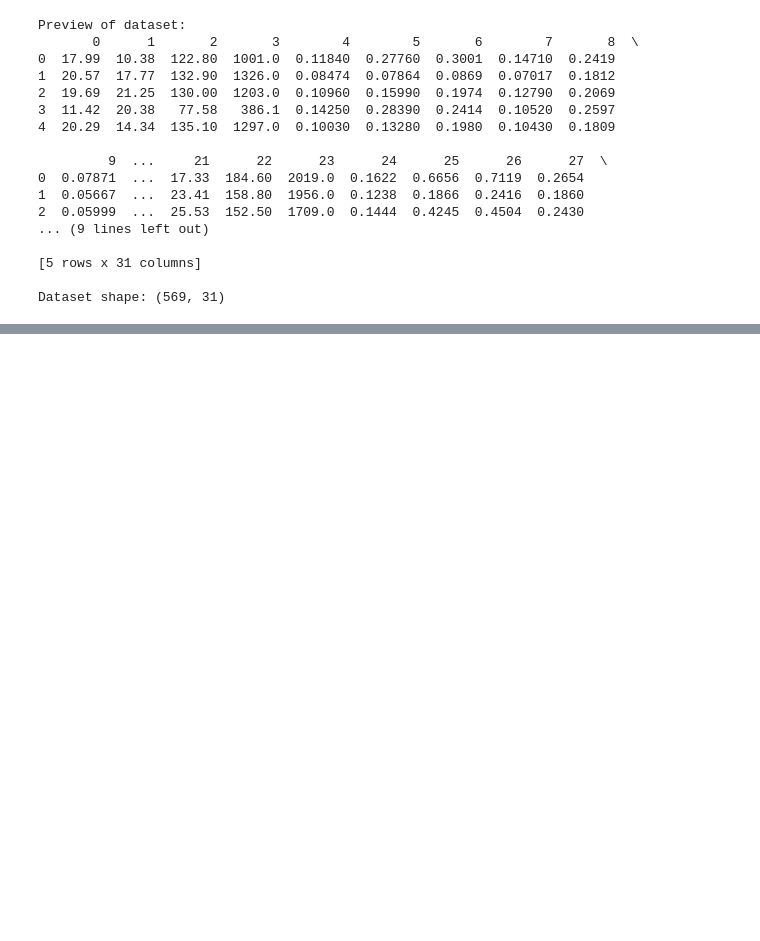
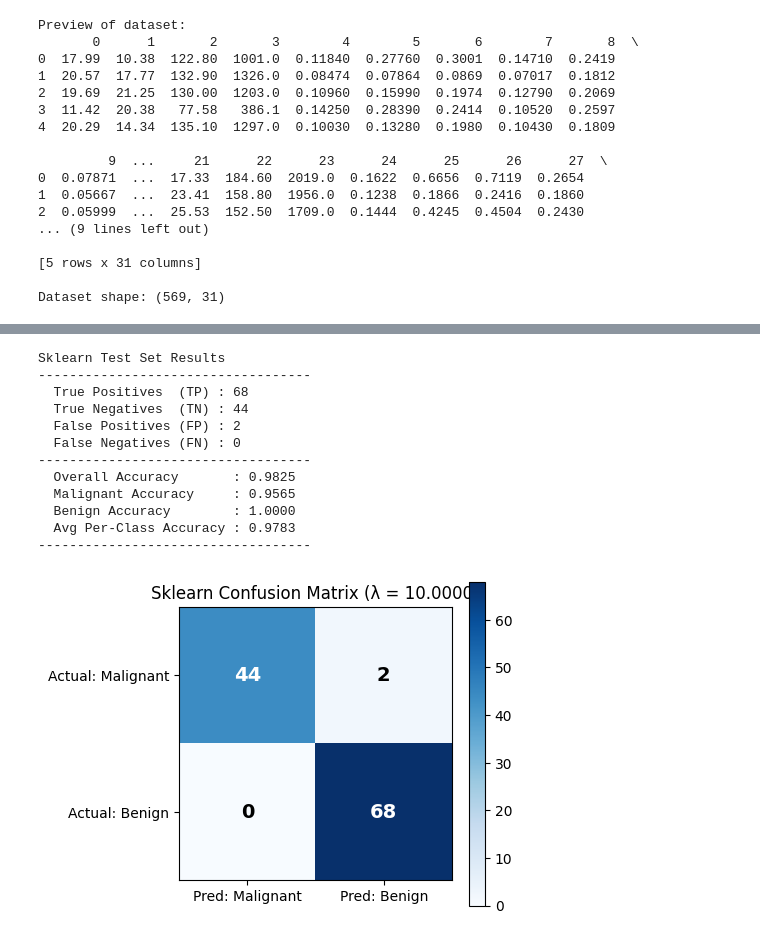
Before and after one commit to 7alamaher/breast-cancer-regularized-logistic-regression, a Jupyter notebook: CODE.ipynb, the cells around one changed output, grey strips where cells are left out. Saved outputs shown, nothing was run; the diff lists cells and outputs as text; code cells hidden in the pictures; blank space fills up the shorter version.

```diff
--- a/CODE.ipynb
+++ b/CODE.ipynb
@@ -182,0 +264,62 @@ Matplotlib is building the font cache; this may take a moment.
+# %%
+# Evaluate sklearn best model on test set
+sk_best  = sk_grid.best_estimator_
+sk_preds = sk_best.predict(X_test_sk)
+
+sk_cm              = sk_confusion_matrix(y_test, sk_preds)
+sk_TN, sk_FP, sk_FN, sk_TP = sk_cm.ravel()
+
+sk_acc        = (sk_TP + sk_TN) / len(y_test)
+sk_acc_class0 = sk_TN / (sk_TN + sk_FP) if (sk_TN + sk_FP) > 0 else 0
+sk_acc_class1 = sk_TP / (sk_TP + sk_FN) if (sk_TP + sk_FN) > 0 else 0
+sk_avg        = (sk_acc_class0 + sk_acc_class1) / 2
+
+print("Sklearn Test Set Results")
+print("-" * 35)
+print(f"  True Positives  (TP) : {sk_TP}")
+print(f"  True Negatives  (TN) : {sk_TN}")
+print(f"  False Positives (FP) : {sk_FP}")
+print(f"  False Negatives (FN) : {sk_FN}")
+print("-" * 35)
+print(f"  Overall Accuracy       : {sk_acc:.4f}")
+print(f"  Malignant Accuracy     : {sk_acc_class0:.4f}")
+print(f"  Benign Accuracy        : {sk_acc_class1:.4f}")
+print(f"  Avg Per-Class Accuracy : {sk_avg:.4f}")
+print("-" * 35)
+
+# Plot sklearn confusion matrix
+sk_cm_plot = np.array([[sk_TN, sk_FP],
+                        [sk_FN, sk_TP]])
+
+fig, ax = plt.subplots(figsize=(5, 4))
+im = ax.imshow(sk_cm_plot, cmap='Blues')
+plt.colorbar(im, ax=ax)
+
+ax.set_xticks([0, 1]); ax.set_xticklabels(['Pred: Malignant', 'Pred: Benign'])
+ax.set_yticks([0, 1]); ax.set_yticklabels(['Actual: Malignant', 'Actual: Benign'])
+ax.set_title(f'Sklearn Confusion Matrix (λ = {1/best_C:.4f})')
+
+thresh = sk_cm_plot.max() / 2
+for i in range(2):
+    for j in range(2):
+        color = "white" if sk_cm_plot[i, j] > thresh else "black"
+        ax.text(j, i, sk_cm_plot[i, j], ha="center", va="center",
+                fontsize=14, fontweight='bold', color=color)
+
+plt.tight_layout()
+plt.savefig('sklearn_confusion_matrix.png', dpi=150)
+plt.show()
+# %% [output]
+Sklearn Test Set Results
+-----------------------------------
+  True Positives  (TP) : 68
+  True Negatives  (TN) : 44
+  False Positives (FP) : 2
+  False Negatives (FN) : 0
+-----------------------------------
+  Overall Accuracy       : 0.9825
+  Malignant Accuracy     : 0.9565
+  Benign Accuracy        : 1.0000
+  Avg Per-Class Accuracy : 0.9783
+-----------------------------------
+[figure, added]
```
Also changed, not shown: parts of 11 cells of this notebook.
